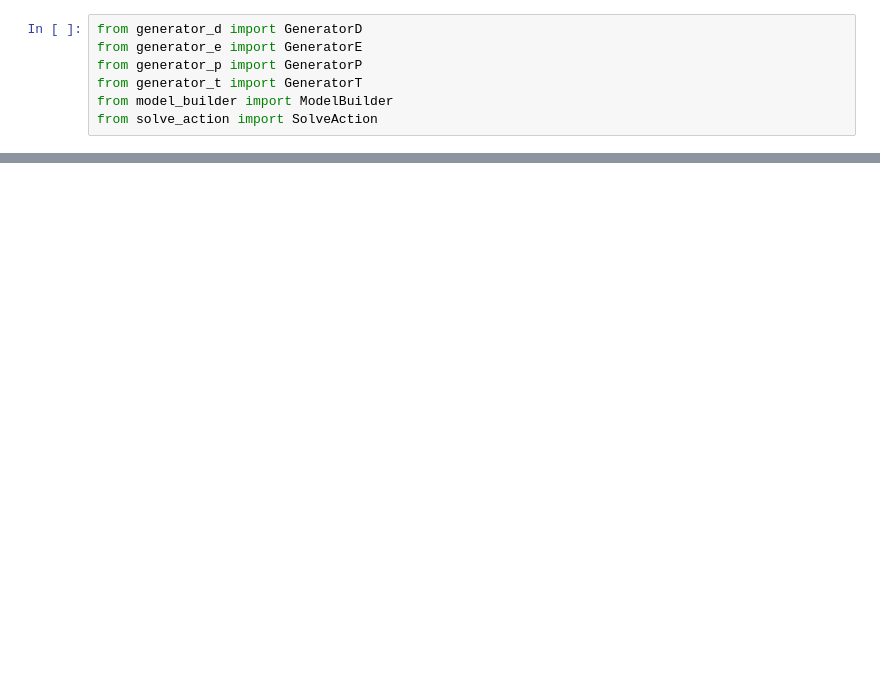
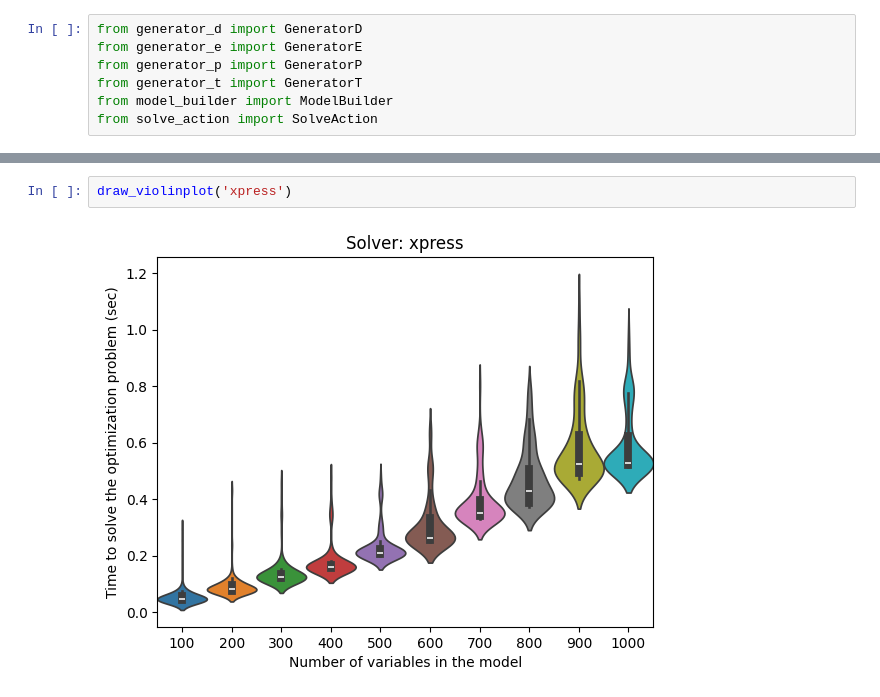
Before and after one commit to Dambr/yewking, a Jupyter notebook: task_description/index.ipynb, the cells around one changed output, grey strips where cells are left out. Cells and saved outputs as stored; diff of their text form; blank space fills up the shorter version.

```diff
--- a/task_description/index.ipynb
+++ b/task_description/index.ipynb
@@ -97,0 +318,4 @@ with_glpk.solve().duration
+# %%
+draw_violinplot('xpress')
+# %% [output]
+[figure, added]
```
Also changed, not shown: parts of 30 cells of this notebook, 4 other files.
